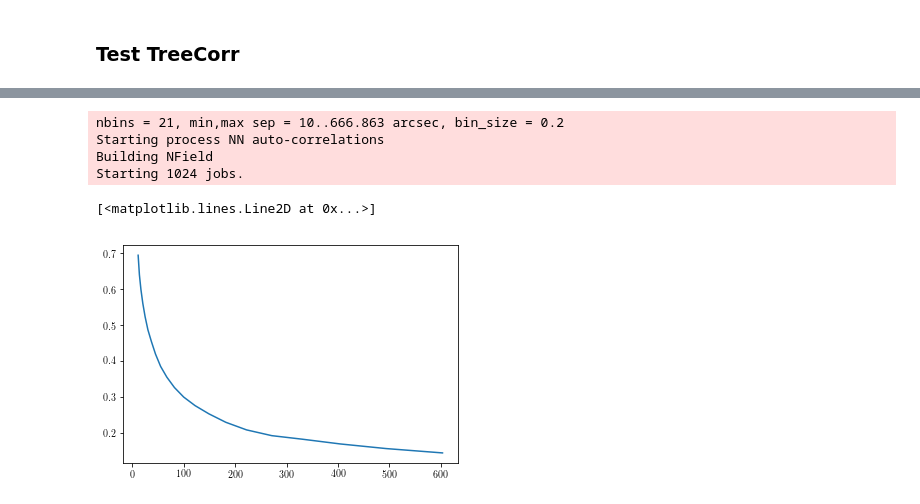
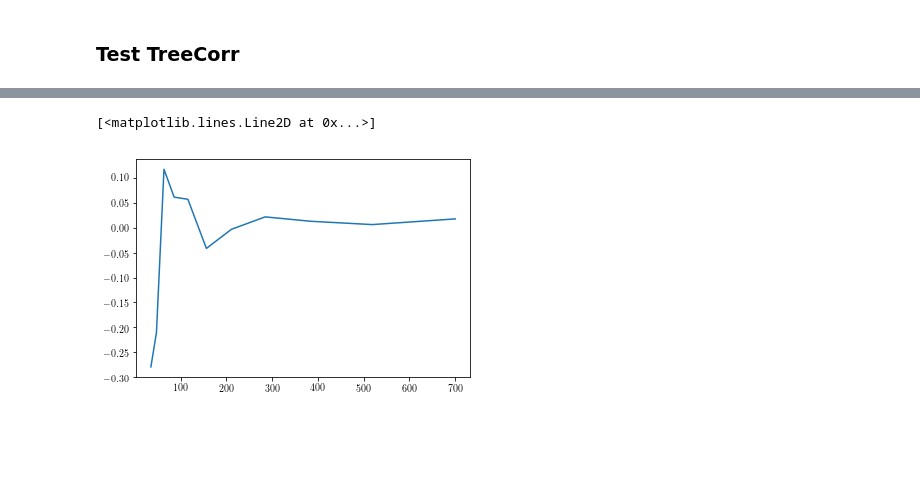
Before and after one commit to dr-guangtou/bubbletea, a Jupyter notebook: notebooks/s18a_color_color_gal_star.ipynb, the cells around one changed output, grey strips where cells are left out. Cells and saved outputs as stored; diff of their text form; code cells hidden in the pictures; blank space fills up the shorter version.

Commit message:
Use the correct cross-correlation approach

```diff
--- a/notebooks/s18a_color_color_gal_star.ipynb
+++ b/notebooks/s18a_color_color_gal_star.ipynb
@@ -178,7 +216,17 @@ rand_tree = treecorr.Catalog(ra=rand_small['ra'], dec=rand_small['dec'], ra_unit
 # %%
-config = {'min_sep': 10, 'max_sep': 600, 'bin_size': 0.2, 'sep_units': 'arcsec', 'verbose': 2}
+config = {'min_sep': 30, 'max_sep': 800, 'bin_size': 0.3, 'sep_units': 'arcsec', 'verbose': 2}
 
-gg = treecorr.NNCorrelation(config)
-ss = treecorr.NNCorrelation(config)
-gs = treecorr.NNCorrelation(config)
+gal_star = treecorr.NNCorrelation(config)
+gal_star.process(gal_tree, star_tree_2)
+
+gal_rand = treecorr.NNCorrelation(config)
+gal_rand.process(gal_tree, rand_tree_2)
+
+star_rand = treecorr.NNCorrelation(config)
+star_rand.process(rand_tree_1, star_tree_2)
+
+rand_rand = treecorr.NNCorrelation(config)
+rand_rand.process(rand_tree_1, rand_tree_2)
+
+xi, varxi = gal_star.calculateXi(rand_rand, gal_rand, star_rand)
 # %% [output]
@@ -201,15 +246,5 @@ Starting 1024 jobs.
-# %%
-rr = treecorr.NNCorrelation(config)
-rr.process(rand_tree)
-# %% [output]
-nbins = 21, min,max sep = 10..666.863 arcsec, bin_size = 0.2
-Starting process NN auto-correlations
-Building NField
-Starting 1024 jobs.
-# %%
-xi, varxi = gg.calculateXi(ss,gs)
 # %%
-plt.plot(np.exp(gg.logr), xi)
+plt.plot(np.exp(gal_star.logr), xi)
 # %% [output]
 [<matplotlib.lines.Line2D at 0x...>]
-[figure, old version]
+[figure, new version]
```
Also changed, not shown: parts of 10 cells of this notebook.
